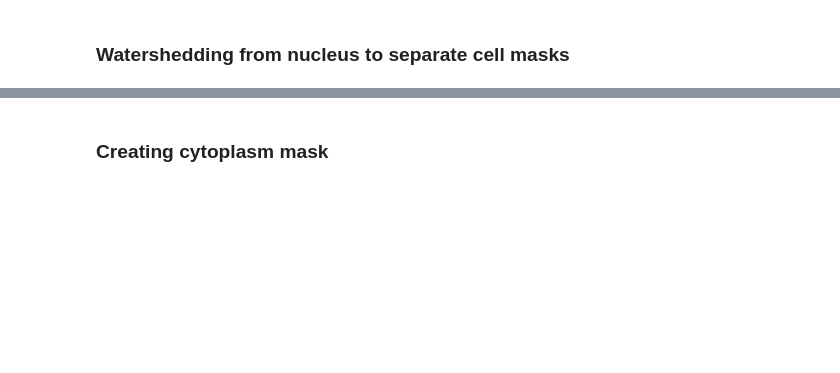
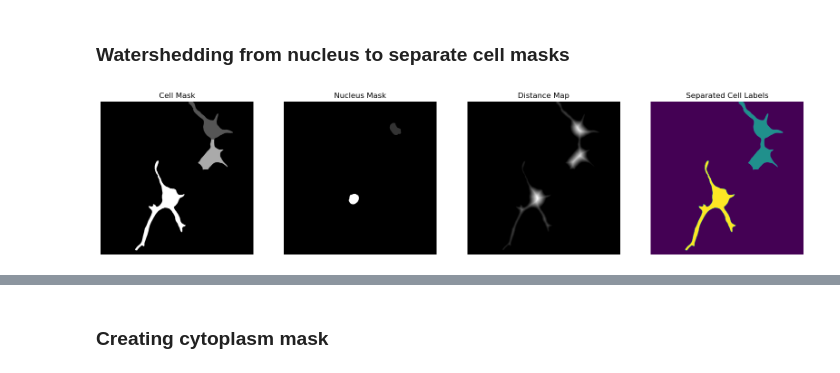
Before and after one commit to fmi-basel/singlemolecule-tracking, a Jupyter notebook: ipa/00_roi-selection/2D_neuron_mask_creation.ipynb, the cells around one changed output, grey strips where cells are left out. Saved outputs shown, nothing was run; the diff lists cells and outputs as text; code cells hidden in the pictures; blank space fills up the shorter version.

```diff
--- a/ipa/00_roi-selection/2D_neuron_mask_creation.ipynb
+++ b/ipa/00_roi-selection/2D_neuron_mask_creation.ipynb
@@ -140,7 +114,7 @@ ax[1].imshow(mask_nucleus[-2])
 mask_label=[]
 distance_maps = []
 
-for cell, nucleus in zip(mask_cell, mask_nucleus):
+for cell, nucleus in zip(mask_cell, mask_nucleus_copy):
 
     # 1. Smooth the distance transform of the cell mask
     distance_map = ndi.distance_transform_edt(cell)
@@ -156,22 +130,24 @@ for cell, nucleus in zip(mask_cell, mask_nucleus):
 # %%
 # Plotting the results including the distance map
 fig, ax = plt.subplots(1, 4, figsize=(20, 5))
 
 ax[0].imshow(mask_cell[-2], cmap='gray')
 ax[0].set_title('Cell Mask')
 
-ax[1].imshow(mask_nucleus[-2], cmap='gray')
+ax[1].imshow(mask_nucleus_copy[-2], cmap='gray')
 ax[1].set_title('Nucleus Mask')
 
 ax[2].imshow(distance_maps[-2], cmap='gray')
 ax[2].set_title('Distance Map')
 
 ax[3].imshow(mask_label[-2])
 ax[3].set_title('Separated Cell Labels')
 
 for a in ax:
     a.axis('off')
 
 plt.show()
+# %% [output]
+[figure, added]
 # %%
 np.unique(mask_label[-1])
```
Also changed, not shown: parts of 44 cells of this notebook, 1 other file.
